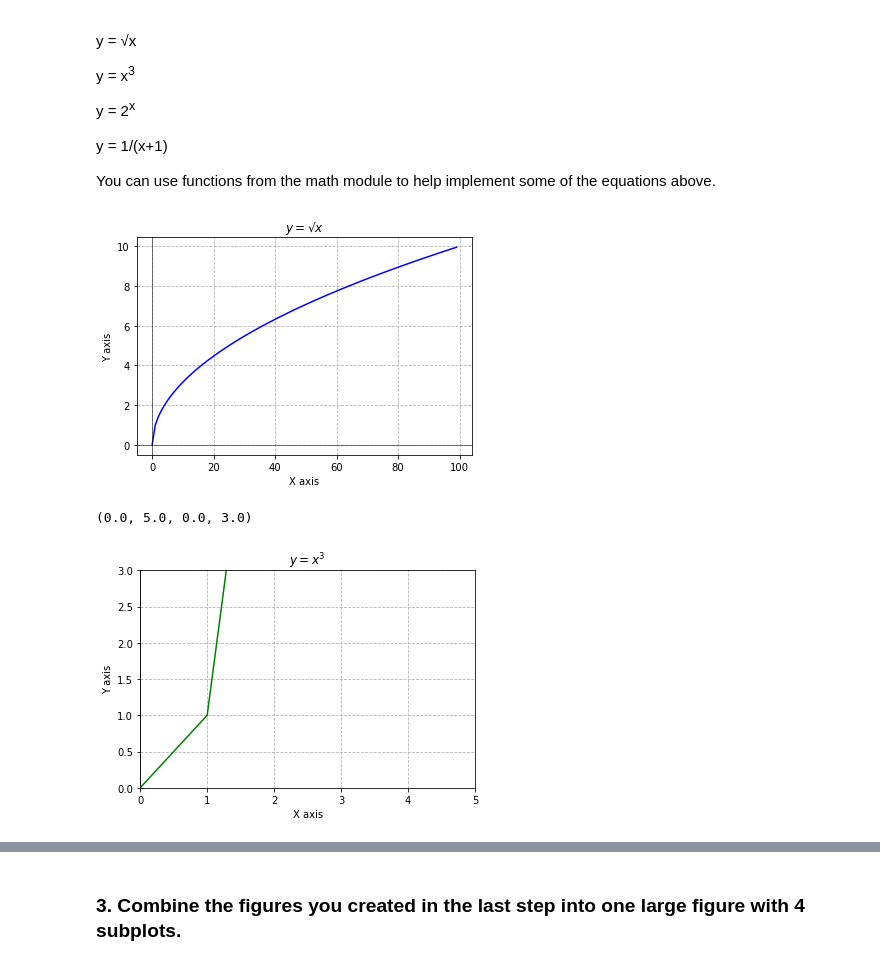
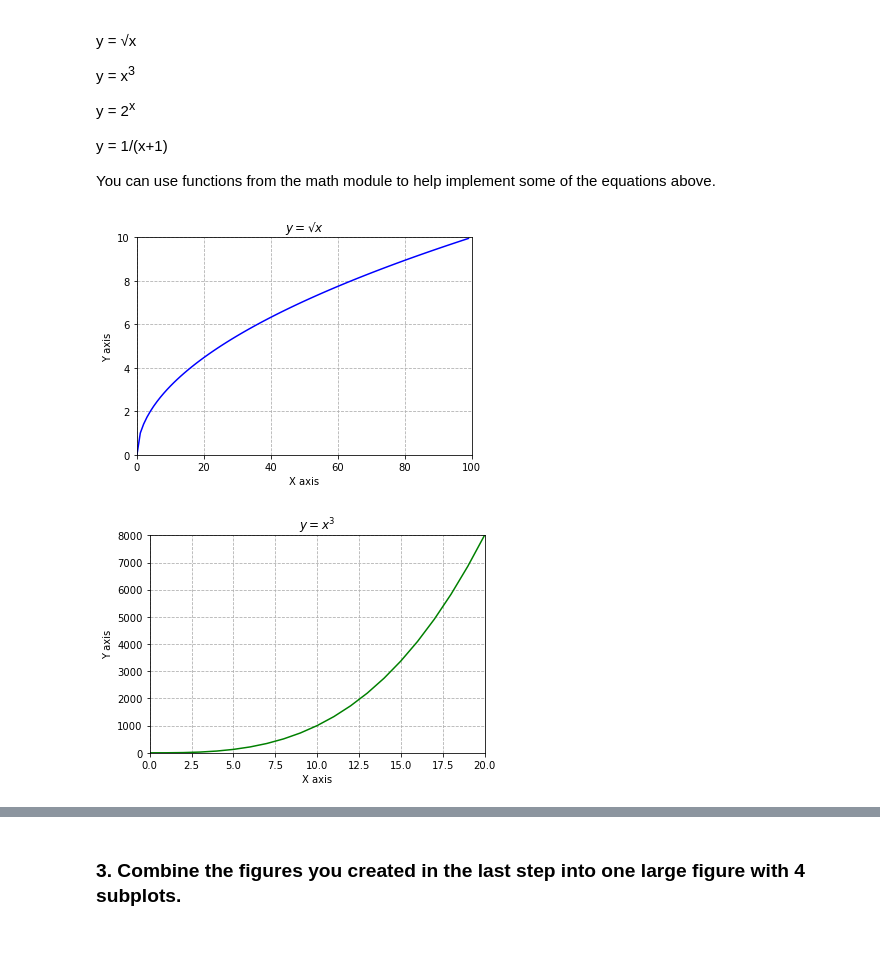
Before and after one commit to JeanetteSchulz/numpy-pandas-visualization-exercises, a Jupyter notebook: matplotlib_exercises.ipynb, the cells around one changed output, grey strips where cells are left out. Saved outputs shown, nothing was run; the diff lists cells and outputs as text; code cells hidden in the pictures.

```diff
--- a/matplotlib_exercises.ipynb
+++ b/matplotlib_exercises.ipynb
@@ -64,43 +62,38 @@ plt.plot(x,y1,
          marker='',
          linestyle= '-')
 
-#Labels
+#Graph Labels
 plt.title('$y = √x$')
 plt.xlabel('X axis')
 plt.ylabel('Y axis')
 
 
-#Table Design
-plt.axhline(0, ls="-", lw=0.5, color = "k")#horizontal line
-plt.axvline(0, ls="-", lw=0.5, color = "k")#vertical line
+#Graph Design
 plt.grid('True', ls = '--')
+plt.axis([0, 100, 0, 10]);
 # %% [output]
-[figure, old version]
+[figure, new version]
 # %%
 #Data Points
 x = range(0,100)
 y2 = [ x**3 for x in x]
 
 #Plot Lines
 plt.plot(x,y2,
          color='green',
          marker='',
          linestyle= '-' )
 
 #Labels
 plt.title('$y = x^3$')
 plt.xlabel('X axis')
 plt.ylabel('Y axis')
 
 #Table Design
-plt.axhline(0, ls="-", lw=0.5, color = "k")#horizontal line
-plt.axvline(0, ls="-", lw=0.5, color = "k")#vertical line
 plt.grid('True', ls = '--')
-
-plt.axis([0, 5, 0, 3])
+plt.axis([0, 20, 0, 8000]);
 # %% [output]
-(0.0, 5.0, 0.0, 3.0)
-[figure, old version]
+[figure, new version]
 # %%
 #Data Points
 x3 = [x for x in range(-10,10)]
```
Also changed, not shown: parts of 5 cells of this notebook, 1 other file.
